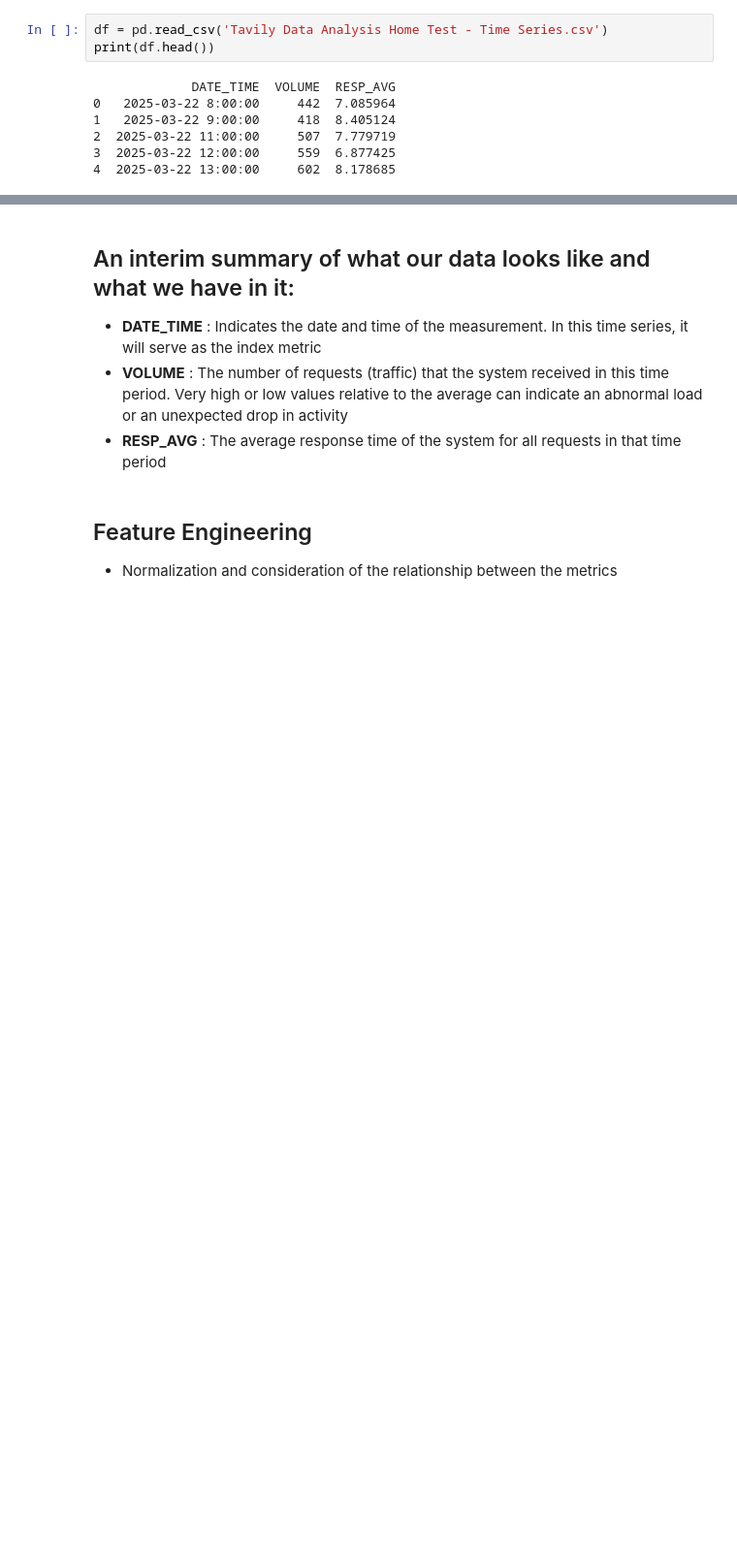
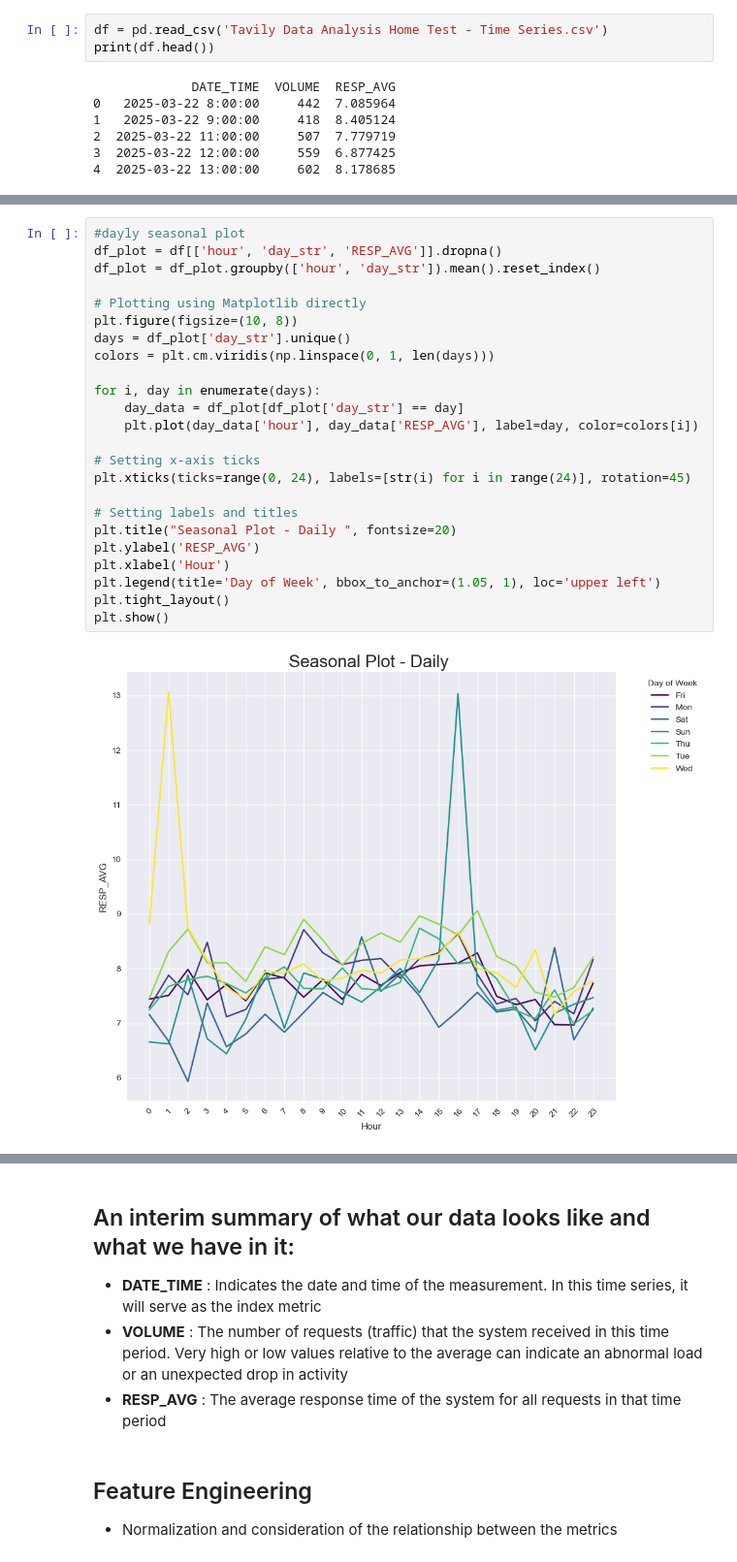
Before and after one commit to jonatanBuga/tavily-data-analysis, a Jupyter notebook: part A/time_series_analysis.ipynb, the cells around one changed output, grey strips where cells are left out. Shown: that part at 97% size. Saved outputs shown, nothing was run; the diff lists cells and outputs as text; blank space fills up the shorter version.

```diff
--- a/part A/time_series_analysis.ipynb
+++ b/part A/time_series_analysis.ipynb
@@ -53,0 +129,26 @@ fig.show()
+# %%
+#dayly seasonal plot
+df_plot = df[['hour', 'day_str', 'RESP_AVG']].dropna()
+df_plot = df_plot.groupby(['hour', 'day_str']).mean().reset_index()
+
+# Plotting using Matplotlib directly
+plt.figure(figsize=(10, 8))
+days = df_plot['day_str'].unique()
+colors = plt.cm.viridis(np.linspace(0, 1, len(days)))
+
+for i, day in enumerate(days):
+    day_data = df_plot[df_plot['day_str'] == day]
+    plt.plot(day_data['hour'], day_data['RESP_AVG'], label=day, color=colors[i])
+
+# Setting x-axis ticks
+plt.xticks(ticks=range(0, 24), labels=[str(i) for i in range(24)], rotation=45)
+
+# Setting labels and titles
+plt.title("Seasonal Plot - Daily ", fontsize=20)
+plt.ylabel('RESP_AVG')
+plt.xlabel('Hour')
+plt.legend(title='Day of Week', bbox_to_anchor=(1.05, 1), loc='upper left')
+plt.tight_layout()
+plt.show()
+# %% [output]
+[figure, added]
```
Also changed, not shown: parts of 14 cells of this notebook.
